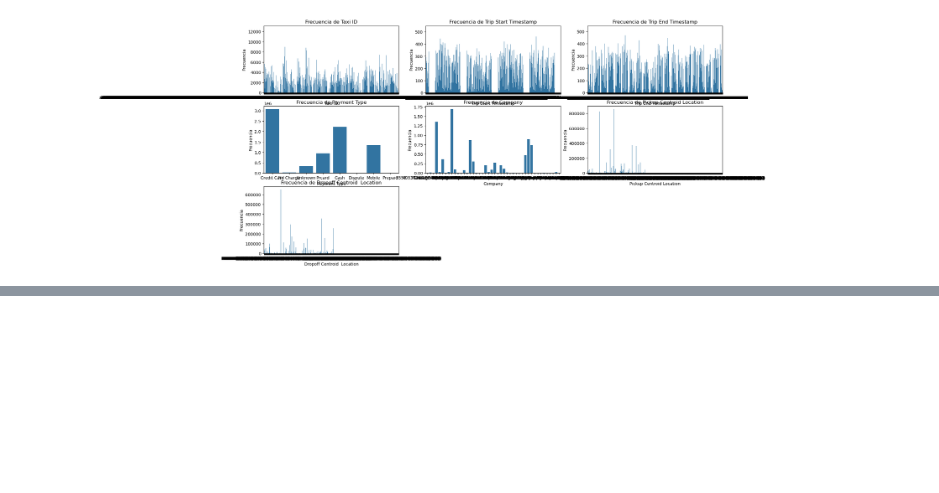
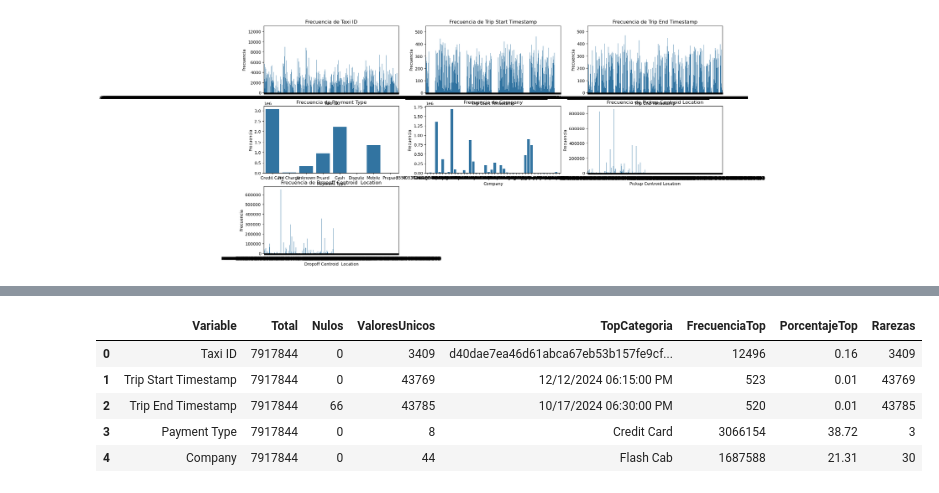
Before and after one commit to Dustec/BigData-Team26, a Jupyter notebook: Notebook.ipynb, the cells around one changed output, grey strips where cells are left out. Drawn from its saved outputs; the diff is of its cells as text; code cells hidden in the pictures; blank space fills up the shorter version.

```diff
--- a/Notebook.ipynb
+++ b/Notebook.ipynb
@@ -305,0 +428,16 @@ plt.show()
+# %%
+categoric_cols_selected = [
+    "Taxi ID",
+    "Trip Start Timestamp",
+    "Trip End Timestamp",
+    "Payment Type",
+    "Company"
+]
+prettyDisplay(analizar_variables_categoricas(dftaxytrips, categoric_cols_selected))
+# %% [output]
+|  | Variable | Total | Nulos | ValoresUnicos | TopCategoria | FrecuenciaTop | PorcentajeTop | Rarezas |
+| 0 | Taxi ID | 7917844 | 0 | 3409 | d40dae7ea46d61abca67eb53b157fe9cf... | 12496 | 0.16 | 3409 |
+| 1 | Trip Start Timestamp | 7917844 | 0 | 43769 | 12/12/2024 06:15:00 PM | 523 | 0.01 | 43769 |
+| 2 | Trip End Timestamp | 7917844 | 66 | 43785 | 10/17/2024 06:30:00 PM | 520 | 0.01 | 43785 |
+| 3 | Payment Type | 7917844 | 0 | 8 | Credit Card | 3066154 | 38.72 | 3 |
+| 4 | Company | 7917844 | 0 | 44 | Flash Cab | 1687588 | 21.31 | 30 |
```
Also changed, not shown: parts of 5 cells of this notebook.
